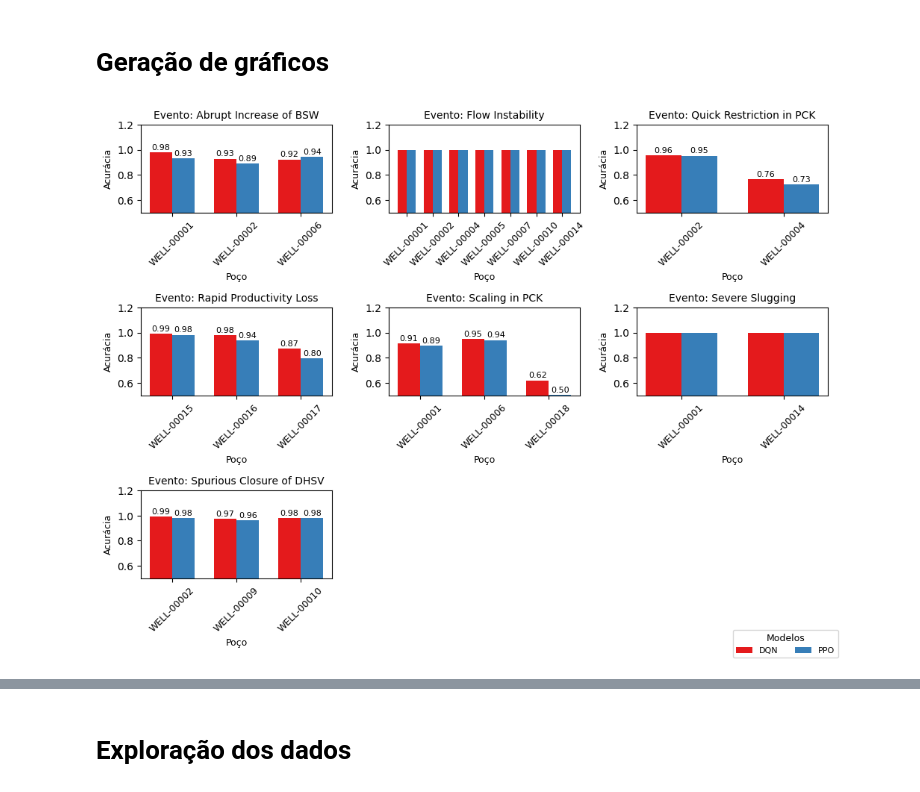
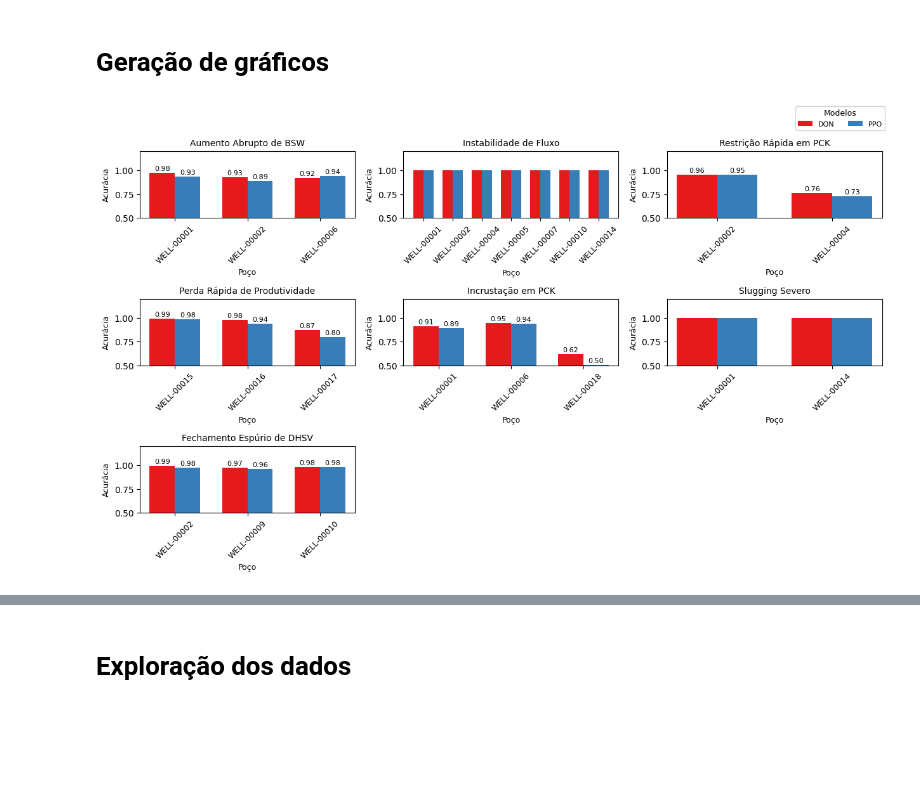
Before and after one commit to kaikecc/Reinforcement-Learning, a Jupyter notebook: src/notebook/rl_classification.ipynb, the cells around one changed output, grey strips where cells are left out. Drawn from its saved outputs; the diff is of its cells as text; code cells hidden in the pictures; blank space fills up the shorter version.

```diff
--- a/src/notebook/rl_classification.ipynb
+++ b/src/notebook/rl_classification.ipynb
@@ -510,9 +510,21 @@ rows = math.ceil(len(events) / cols)
 fig, axes = plt.subplots(rows, cols, figsize=(10, 2.5 * rows))
 axes = axes.flatten()
 
+translations = {
+    'Abrupt Increase of BSW': 'Aumento Abrupto de BSW',
+    'Flow Instability': 'Instabilidade de Fluxo',
+    'Quick Restriction in PCK': 'Restrição Rápida em PCK',
+    'Rapid Productivity Loss': 'Perda Rápida de Produtividade',
+    'Scaling in PCK': 'Incrustação em PCK',
+    'Severe Slugging': 'Slugging Severo',
+    'Spurious Closure of DHSV': 'Fechamento Espúrio de DHSV'
+}
+
 # Plotar cada evento com os dois modelos no mesmo gráfico
 for i, event in enumerate(events):
     ax = axes[i]
+    titulo_traduzido = translations.get(event, event)  # se não estiver no dicionário, mantém o original
+    ax.set_title(f'{titulo_traduzido}', fontsize=10)
     event_data = mean_acc[mean_acc['event_name'] == event]
     wells = sorted(event_data['well'].unique())
 
@@ -523,34 +535,34 @@ for i, event in enumerate(events):
     for j, model in enumerate(model_colors.keys()):
         model_data = event_data[event_data['model_name'] == model].set_index('well').loc[wells]
         bar_pos = [xi + (j - 0.5) * width for xi in x]
         bars = ax.bar(bar_pos, model_data['accuracy'], width=width, label=model, color=model_colors[model])
 
         # Adicionar rótulo nas barras
         for bar in bars:
             height = bar.get_height()
             # Mostrar apenas se for diferente de 1.00
             if round(height, 2) != 1.00:
                 ax.text(bar.get_x() + bar.get_width() / 2, height + 0.01, f'{height:.2f}',
                         ha='center', va='bottom', fontsize=8)
 
 
-    ax.set_title(f'Evento: {event}', fontsize=10)
+    #ax.set_title(f'Evento: {event}', fontsize=10)
     ax.set_xlabel('Poço', fontsize=9)
     ax.set_ylabel('Acurácia', fontsize=9)
     ax.set_xticks(x)
     ax.set_xticklabels(wells, rotation=45, fontsize=9)
     ax.set_ylim(0.5, 1.2)
 
     #ax.legend(fontsize=8)
 
 # Esconder subplots vazios
 for j in range(i + 1, len(axes)):
     fig.delaxes(axes[j])
 
 # Legenda única fora dos subplots
-fig.legend(model_colors.keys(), title="Modelos", loc='lower right', ncol=len(model_colors), fontsize=8, title_fontsize=9)
+fig.legend(model_colors.keys(), title="Modelos", loc='upper right', ncol=len(model_colors), fontsize=8, title_fontsize=9)
 
-plt.tight_layout()
+plt.tight_layout(rect=[0, 0, 1.25, 0.95])
 plt.show()
 # %% [output]
-[figure, old version]
+[figure, new version]
```
Also changed, not shown: parts of 3 cells of this notebook, 1 other file.
